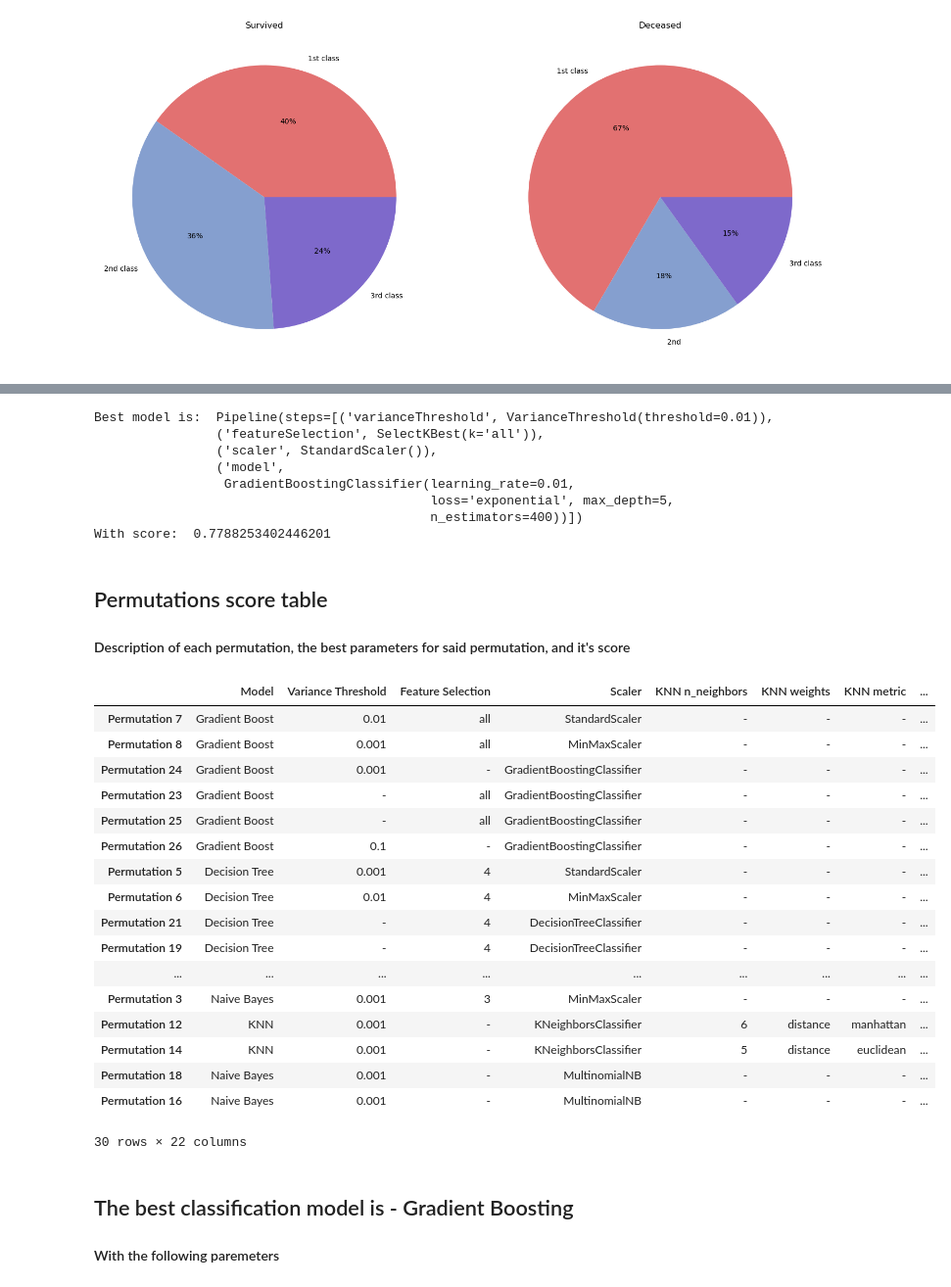
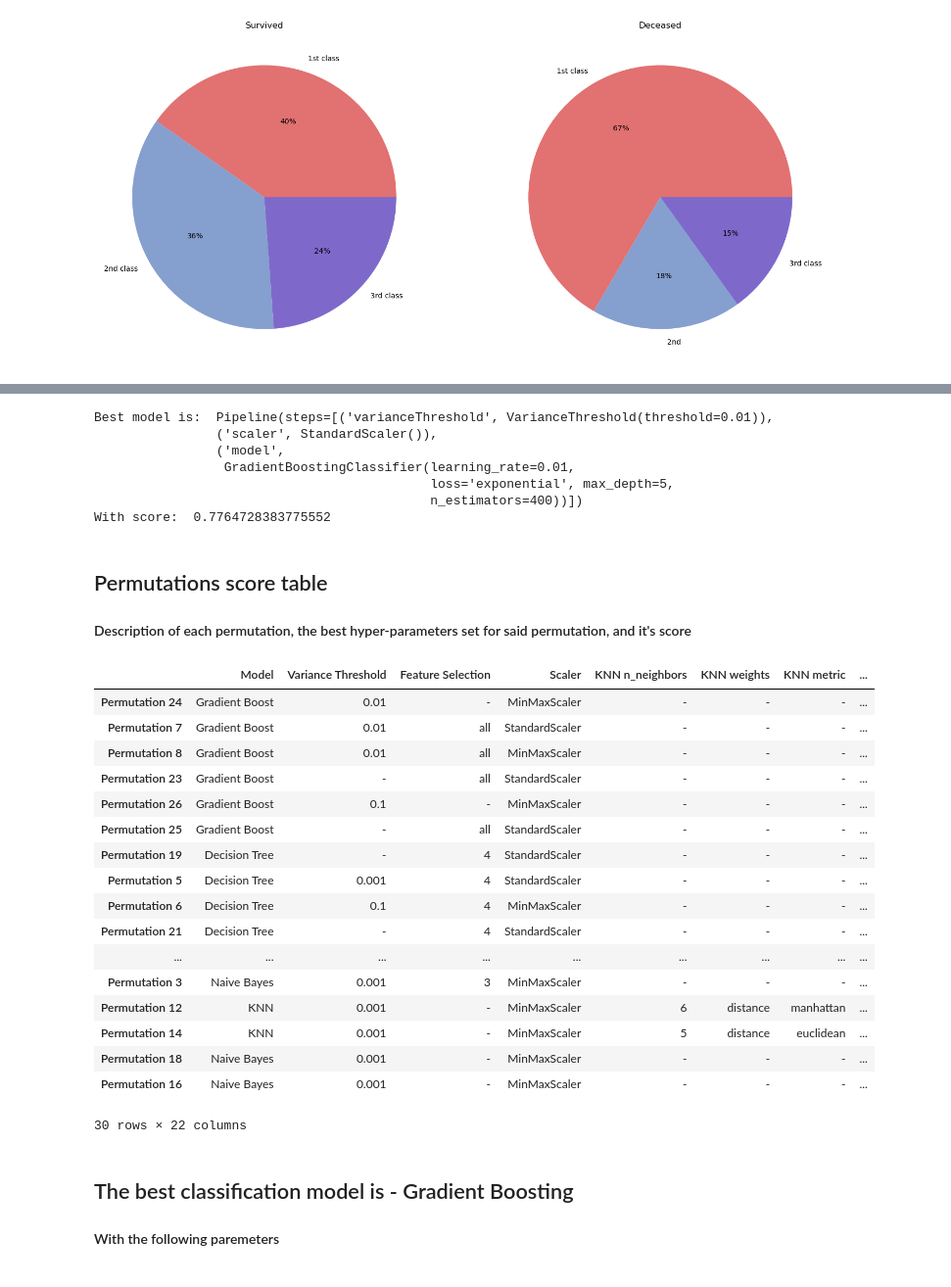
Before and after one commit to David-Saadia/supervised-learning-flow-SoloBranch, a Jupyter notebook: supervised_learning_flow.ipynb, the cells around one changed output, grey strips where cells are left out. Shown at 98% size. Cells and saved outputs as stored; diff of their text form; code cells hidden in the pictures.

Commit message:
Finalized the assignment
Added a comparison between the baseline scores and the scores after Gridsearch

Corrected a few ordering mistakes

Added and removed some markdowns

```diff
--- a/supervised_learning_flow.ipynb
+++ b/supervised_learning_flow.ipynb
@@ -236,0 +247,11 @@ GB_loss = ["log_loss", "exponential"]
+# %%
+train_copy = titanic_train.copy()
+test_copy = titanic_test.copy()
+BaseLineScores = []
+
+for model in models:
+    model.fit(train_copy.drop(label, axis = 1), train_copy[label])
+    y_pred = model.predict(test_copy.drop(label, axis = 1))
+    baseline_f1 = f1_score(test_copy[label], y_pred)
+    BaseLineScores.append((str(model),baseline_f1))
+    print("Estimated baseline f1 score for " + str(model) + " is: " , baseline_f1)
@@ -256,7 +302,6 @@ params = {}
 
 for item in pipelines:
 
-    #print("The current permutation is:", item)
     permutationRow = {}
     counter = counter + 1
 
@@ -327,10 +372,13 @@ for item in pipelines:
 
     bestParams = gridsearch.best_params_
     bestModel = gridsearch.best_estimator_
+    if len(item)>3:
+        permutationRow["Scaler"] = item[2][1].__class__.__name__
+    else:
+        permutationRow["Scaler"] = item[1][1].__class__.__name__
 
     permutationRow["Variance Threshold"] = bestParams.get("varianceThreshold__threshold", "-")
     permutationRow["Feature Selection"] = bestParams.get("featureSelection__k", "-")
-    permutationRow["Scaler"] = item[2][1].__class__.__name__
     permutationRow["KNN n_neighbors"] = bestParams.get("model__n_neighbors", "-")
     permutationRow["KNN weights"] = bestParams.get("model__weights", "-")
     permutationRow["KNN metric"] = bestParams.get("model__metric", "-")
@@ -355,7 +403,6 @@ for item in pipelines:
     t = str(counter)
     PermutationScoreTable[ "Permutation " + t] = permutationRow
 
-    #print("--------------------------------------", end="\n")
 
     if gridsearch.best_score_ > BestScoreOverall:
         BestScoreOverall = gridsearch.best_score_
@@ -365,39 +412,38 @@ for item in pipelines:
 print("Best model is: ", BestModelOverall, "\nWith score: ", BestScoreOverall)
 # %% [output]
 Best model is:  Pipeline(steps=[('varianceThreshold', VarianceThreshold(threshold=0.01)),
-                ('featureSelection', SelectKBest(k='all')),
                 ('scaler', StandardScaler()),
                 ('model',
                  GradientBoostingClassifier(learning_rate=0.01,
                                             loss='exponential', max_depth=5,
                                             n_estimators=400))])
-With score:  0.7788253402446201
+With score:  0.7764728383775552
 # %% [markdown]
 ## Permutations score table
-#### Description of each permutation, the best parameters for said permutation, and it's score
+#### Description of each permutation, the best hyper-parameters set for said permutation, and it's score
 # %%
 df = pd.DataFrame(PermutationScoreTable)
 df = df.T
-df.sort_values(by = ["Score"], inplace = True, ascending = False)
+df.sort_values(by = "Score", inplace = True, ascending = False)
 df
 # %% [output]
 |  | Model | Variance Threshold | Feature Selection | Scaler | KNN n_neighbors | KNN weights | KNN metric | ... |
+| Permutation 24 | Gradient Boost | 0.01 | - | MinMaxScaler | - | - | - | ... |
 | Permutation 7 | Gradient Boost | 0.01 | all | StandardScaler | - | - | - | ... |
-| Permutation 8 | Gradient Boost | 0.001 | all | MinMaxScaler | - | - | - | ... |
-| Permutation 24 | Gradient Boost | 0.001 | - | GradientBoostingClassifier | - | - | - | ... |
-| Permutation 23 | Gradient Boost | - | all | GradientBoostingClassifier | - | - | - | ... |
-| Permutation 25 | Gradient Boost | - | all | GradientBoostingClassifier | - | - | - | ... |
-| Permutation 26 | Gradient Boost | 0.1 | - | GradientBoostingClassifier | - | - | - | ... |
+| Permutation 8 | Gradient Boost | 0.01 | all | MinMaxScaler | - | - | - | ... |
+| Permutation 23 | Gradient Boost | - | all | StandardScaler | - | - | - | ... |
+| Permutation 26 | Gradient Boost | 0.1 | - | MinMaxScaler | - | - | - | ... |
+| Permutation 25 | Gradient Boost | - | all | StandardScaler | - | - | - | ... |
+| Permutation 19 | Decision Tree | - | 4 | StandardScaler | - | - | - | ... |
 | Permutation 5 | Decision Tree | 0.001 | 4 | StandardScaler | - | - | - | ... |
-| Permutation 6 | Decision Tree | 0.01 | 4 | MinMaxScaler | - | - | - | ... |
-| Permutation 21 | Decision Tree | - | 4 | DecisionTreeClassifier | - | - | - | ... |
-| Permutation 19 | Decision Tree | - | 4 | DecisionTreeClassifier | - | - | - | ... |
+| Permutation 6 | Decision Tree | 0.1 | 4 | MinMaxScaler | - | - | - | ... |
+| Permutation 21 | Decision Tree | - | 4 | StandardScaler | - | - | - | ... |
 | ... | ... | ... | ... | ... | ... | ... | ... | ... |
 | Permutation 3 | Naive Bayes | 0.001 | 3 | MinMaxScaler | - | - | - | ... |
-| Permutation 12 | KNN | 0.001 | - | KNeighborsClassifier | 6 | distance | manhattan | ... |
-| Permutation 14 | KNN | 0.001 | - | KNeighborsClassifier | 5 | distance | euclidean | ... |
-| Permutation 18 | Naive Bayes | 0.001 | - | MultinomialNB | - | - | - | ... |
-| Permutation 16 | Naive Bayes | 0.001 | - | MultinomialNB | - | - | - | ... |
+| Permutation 12 | KNN | 0.001 | - | MinMaxScaler | 6 | distance | manhattan | ... |
+| Permutation 14 | KNN | 0.001 | - | MinMaxScaler | 5 | distance | euclidean | ... |
+| Permutation 18 | Naive Bayes | 0.001 | - | MinMaxScaler | - | - | - | ... |
+| Permutation 16 | Naive Bayes | 0.001 | - | MinMaxScaler | - | - | - | ... |
 30 rows × 22 columns
 # %% [markdown]
 ## The best classification model is - Gradient Boosting
```
Also changed, not shown: parts of 23 cells of this notebook.
